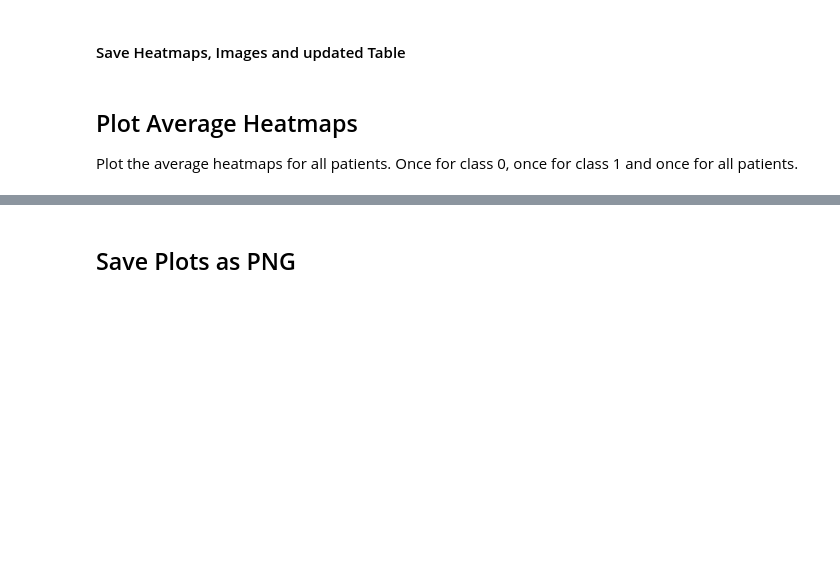
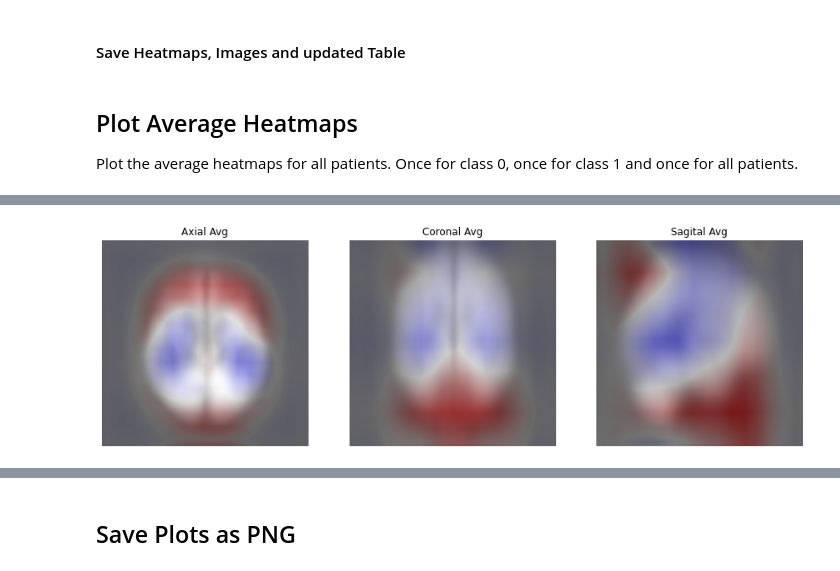
Before and after one commit to NorDar/explainable_AI, a Jupyter notebook: generate_all_heatmaps.ipynb, the cells around one changed output, grey strips where cells are left out. Saved outputs shown, nothing was run; the diff lists cells and outputs as text; code cells hidden in the pictures; blank space fills up the shorter version.

```diff
--- a/generate_all_heatmaps.ipynb
+++ b/generate_all_heatmaps.ipynb
@@ -346,16 +400,20 @@ idx = np.where(res_table["y_pred_class"] == 1)
 # %%
 mean_hm_lc = np.array(np.take(heatmaps_lc, idx, axis = 0).squeeze()).mean(axis = 0)
 if not last_layer_only:
     mean_hm_ac = np.array(np.take(heatmaps_ac, idx, axis = 0).squeeze()).mean(axis = 0)
 mean_image = np.array(np.take(res_images, idx, axis = 0).squeeze()).mean(axis = 0)
 
 phm.plot_heatmap(mean_image, mean_hm_lc,
             version = "overlay",
-            mode = "avg")
+            mode = "avg",
+            hm_colormap = cmap,
+            hm_positive = hm_positive)
 if not last_layer_only:
     phm.plot_heatmap(mean_image, mean_hm_ac,
                 version = "overlay",
                 mode = "avg")
+# %% [output]
+[figure, added]
 # %%
 idx = np.arange(0,407)
 # %%
```
Also changed, not shown: parts of 14 cells of this notebook.
